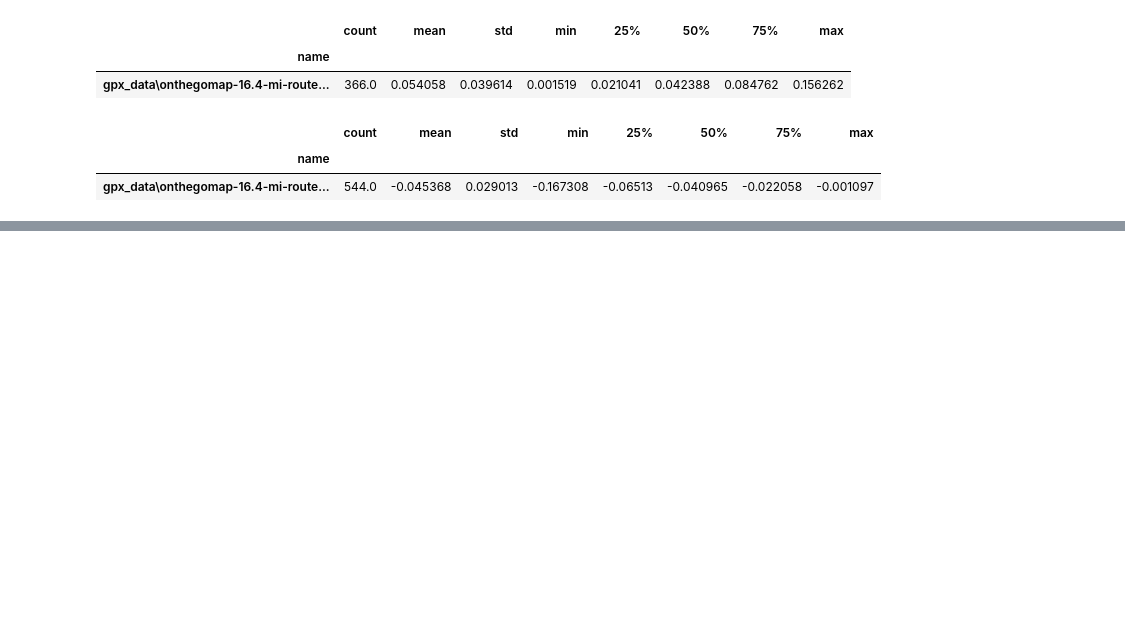
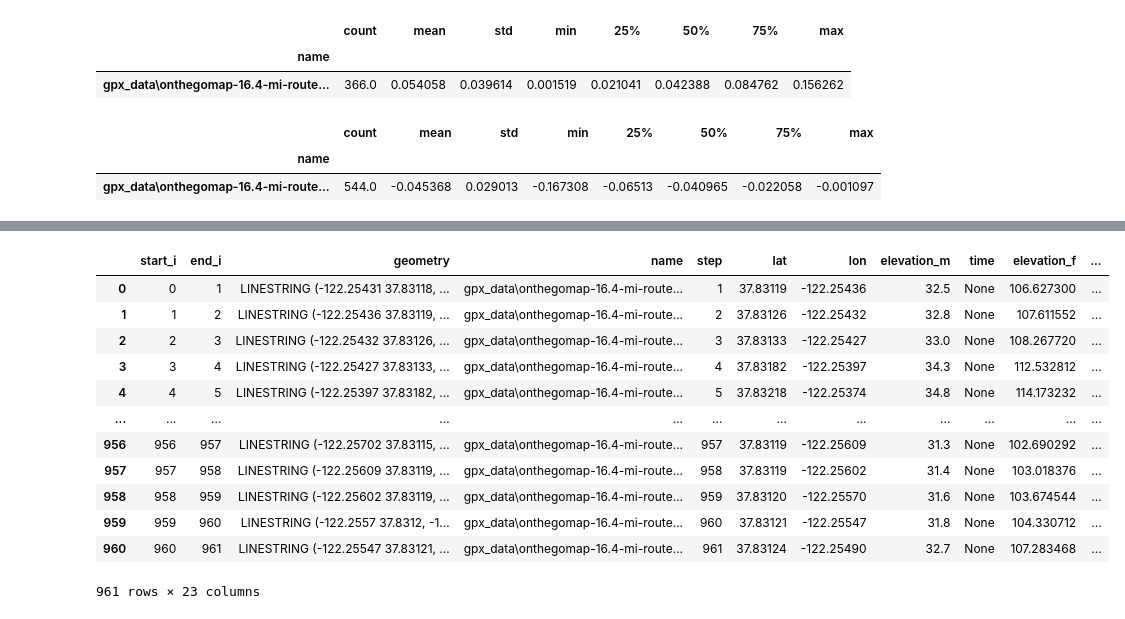
Before and after one commit to peter-amerkhanian/gpx-analysis, a Jupyter notebook: main.ipynb, the cells around one changed output, grey strips where cells are left out. Drawn from its saved outputs; the diff is of its cells as text; code cells hidden in the pictures; blank space fills up the shorter version.

```diff
--- a/main.ipynb
+++ b/main.ipynb
@@ -134,0 +154,16 @@ all_stops = ox.features_from_polygon(route_poly, tags=tags)
+# %%
+gdf_segments
+# %% [output]
+|  | start_i | end_i | geometry | name | step | lat | lon | elevation_m | time | elevation_f | ... |
+| 0 | 0 | 1 | LINESTRING (-122.25431 37.83118, ... | gpx_data\onthegomap-16.4-mi-route... | 1 | 37.83119 | -122.25436 | 32.5 | None | 106.627300 | ... |
+| 1 | 1 | 2 | LINESTRING (-122.25436 37.83119, ... | gpx_data\onthegomap-16.4-mi-route... | 2 | 37.83126 | -122.25432 | 32.8 | None | 107.611552 | ... |
+| 2 | 2 | 3 | LINESTRING (-122.25432 37.83126, ... | gpx_data\onthegomap-16.4-mi-route... | 3 | 37.83133 | -122.25427 | 33.0 | None | 108.267720 | ... |
+| 3 | 3 | 4 | LINESTRING (-122.25427 37.83133, ... | gpx_data\onthegomap-16.4-mi-route... | 4 | 37.83182 | -122.25397 | 34.3 | None | 112.532812 | ... |
+| 4 | 4 | 5 | LINESTRING (-122.25397 37.83182, ... | gpx_data\onthegomap-16.4-mi-route... | 5 | 37.83218 | -122.25374 | 34.8 | None | 114.173232 | ... |
+| ... | ... | ... | ... | ... | ... | ... | ... | ... | ... | ... | ... |
+| 956 | 956 | 957 | LINESTRING (-122.25702 37.83115, ... | gpx_data\onthegomap-16.4-mi-route... | 957 | 37.83119 | -122.25609 | 31.3 | None | 102.690292 | ... |
+| 957 | 957 | 958 | LINESTRING (-122.25609 37.83119, ... | gpx_data\onthegomap-16.4-mi-route... | 958 | 37.83119 | -122.25602 | 31.4 | None | 103.018376 | ... |
+| 958 | 958 | 959 | LINESTRING (-122.25602 37.83119, ... | gpx_data\onthegomap-16.4-mi-route... | 959 | 37.83120 | -122.25570 | 31.6 | None | 103.674544 | ... |
+| 959 | 959 | 960 | LINESTRING (-122.2557 37.8312, -1... | gpx_data\onthegomap-16.4-mi-route... | 960 | 37.83121 | -122.25547 | 31.8 | None | 104.330712 | ... |
+| 960 | 960 | 961 | LINESTRING (-122.25547 37.83121, ... | gpx_data\onthegomap-16.4-mi-route... | 961 | 37.83124 | -122.25490 | 32.7 | None | 107.283468 | ... |
+961 rows × 23 columns
```
Also changed, not shown: parts of 11 cells of this notebook, 3 other files.
